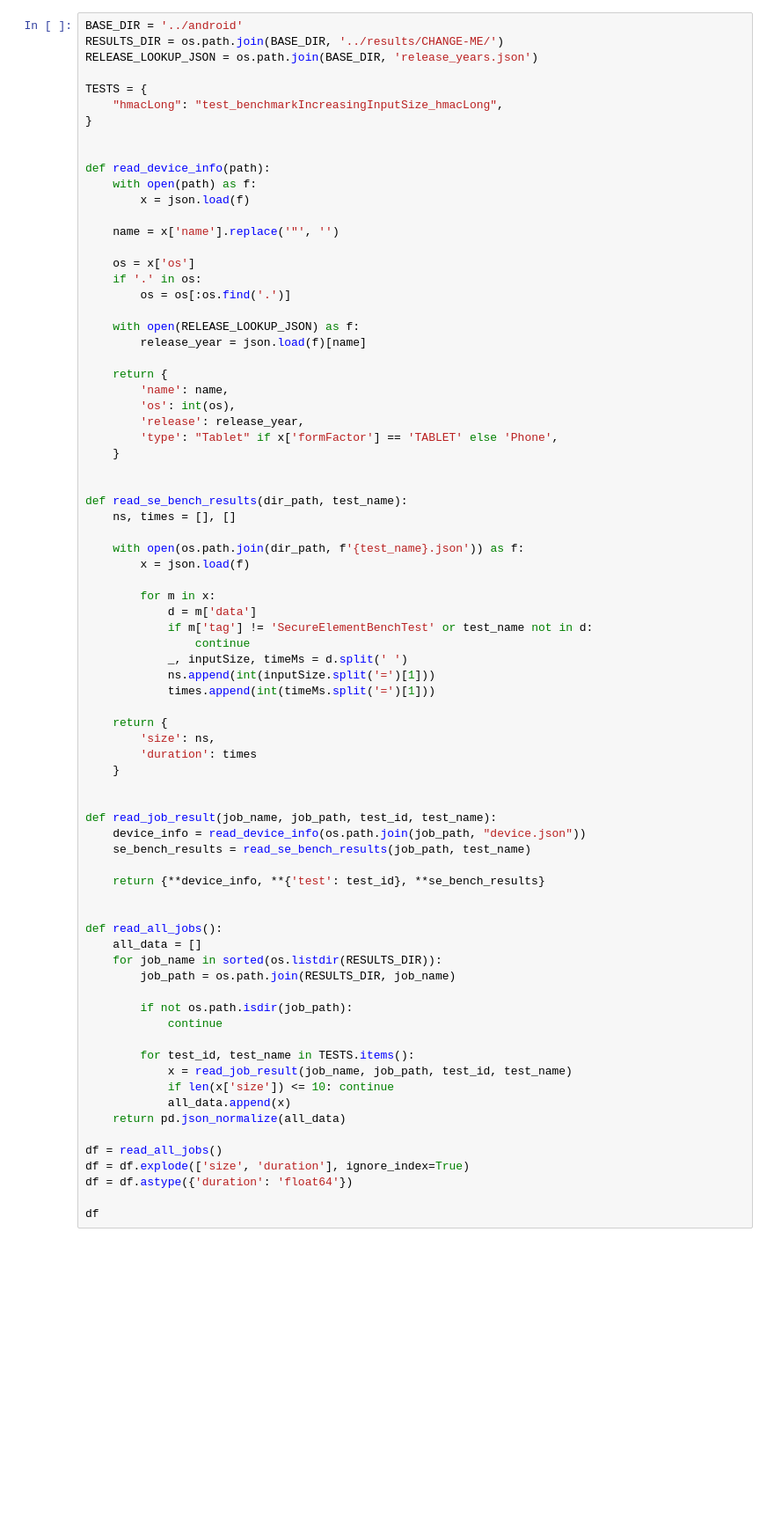
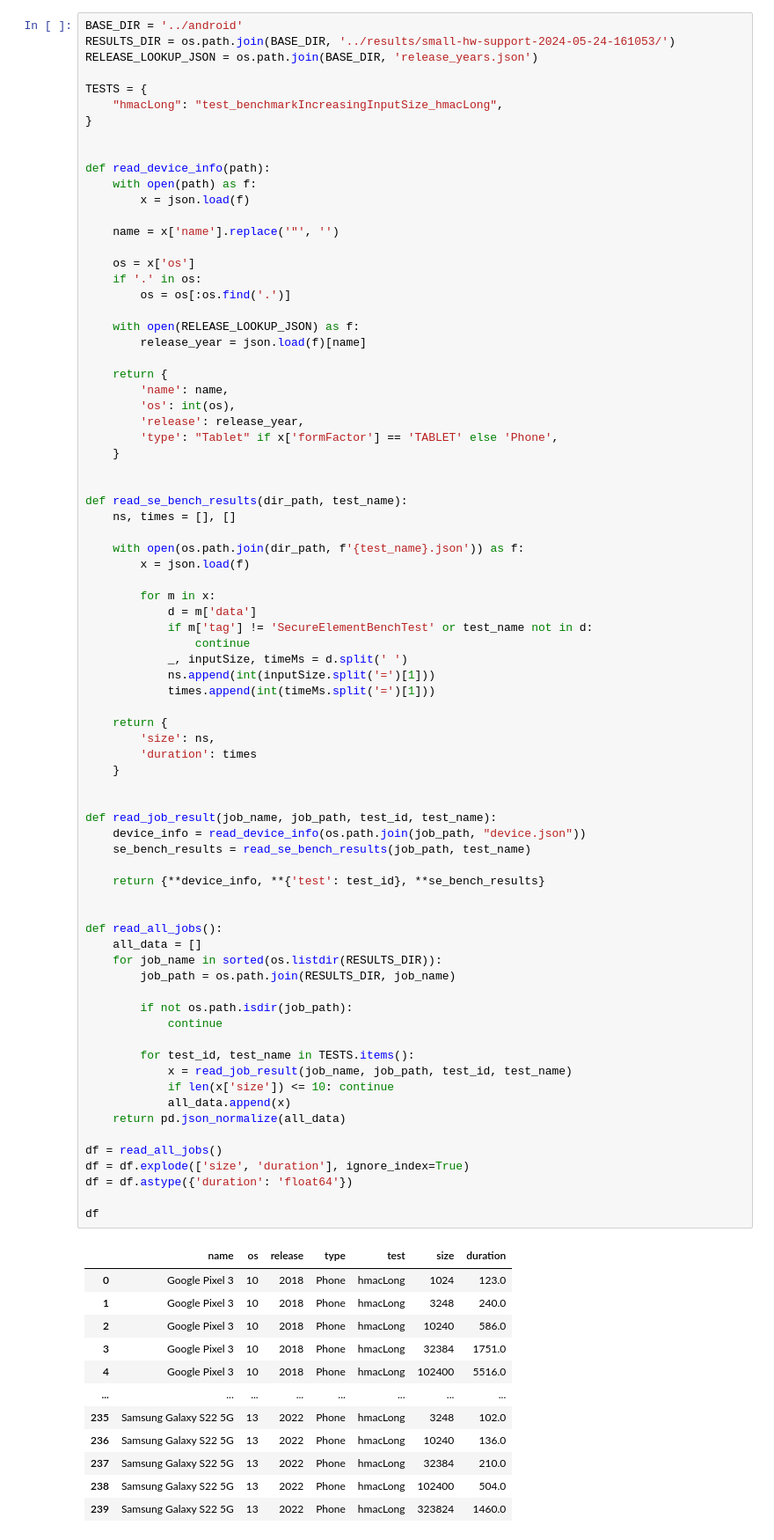
Before and after one commit to lambdapioneer/sloth, a Jupyter notebook: evaluation/01-analysis-android-op-perf.ipynb, the cells around one changed output. Shown: that part at 88% size. Drawn from its saved outputs; the diff is of its cells as text; blank space fills up the shorter version.

```diff
--- a/evaluation/01-analysis-android-op-perf.ipynb
+++ b/evaluation/01-analysis-android-op-perf.ipynb
@@ -20,7 +20,7 @@ sns.set_palette(sns.color_palette("tab10"))
 plt.rcParams.update({"xtick.bottom" : True, "ytick.left" : True}) # enables minor ticks
 # %%
 BASE_DIR = '../android'
-RESULTS_DIR = os.path.join(BASE_DIR, '../results/CHANGE-ME/')
+RESULTS_DIR = os.path.join(BASE_DIR, '../results/small-hw-support-2024-05-24-161053/')
 RELEASE_LOOKUP_JSON = os.path.join(BASE_DIR, 'release_years.json')
 
 TESTS = {
@@ -68,30 +68,43 @@ def read_se_bench_results(dir_path, test_name):
         'duration': times
     }
 
 
 def read_job_result(job_name, job_path, test_id, test_name):
     device_info = read_device_info(os.path.join(job_path, "device.json"))
     se_bench_results = read_se_bench_results(job_path, test_name)
 
     return {**device_info, **{'test': test_id}, **se_bench_results}
 
 
 def read_all_jobs():
     all_data = []
     for job_name in sorted(os.listdir(RESULTS_DIR)):
         job_path = os.path.join(RESULTS_DIR, job_name)
 
         if not os.path.isdir(job_path):
             continue
 
         for test_id, test_name in TESTS.items():
             x = read_job_result(job_name, job_path, test_id, test_name)
             if len(x['size']) <= 10: continue
             all_data.append(x)
     return pd.json_normalize(all_data)
 
 df = read_all_jobs()
 df = df.explode(['size', 'duration'], ignore_index=True)
 df = df.astype({'duration': 'float64'})
 
 df
+# %% [output]
+|  | name | os | release | type | test | size | duration |
+| 0 | Google Pixel 3 | 10 | 2018 | Phone | hmacLong | 1024 | 123.0 |
+| 1 | Google Pixel 3 | 10 | 2018 | Phone | hmacLong | 3248 | 240.0 |
+| 2 | Google Pixel 3 | 10 | 2018 | Phone | hmacLong | 10240 | 586.0 |
+| 3 | Google Pixel 3 | 10 | 2018 | Phone | hmacLong | 32384 | 1751.0 |
+| 4 | Google Pixel 3 | 10 | 2018 | Phone | hmacLong | 102400 | 5516.0 |
+| ... | ... | ... | ... | ... | ... | ... | ... |
+| 235 | Samsung Galaxy S22 5G | 13 | 2022 | Phone | hmacLong | 3248 | 102.0 |
+| 236 | Samsung Galaxy S22 5G | 13 | 2022 | Phone | hmacLong | 10240 | 136.0 |
+| 237 | Samsung Galaxy S22 5G | 13 | 2022 | Phone | hmacLong | 32384 | 210.0 |
+| 238 | Samsung Galaxy S22 5G | 13 | 2022 | Phone | hmacLong | 102400 | 504.0 |
+| 239 | Samsung Galaxy S22 5G | 13 | 2022 | Phone | hmacLong | 323824 | 1460.0 |
```
Also changed, not shown: parts of 3 cells of this notebook, 10 other files.
